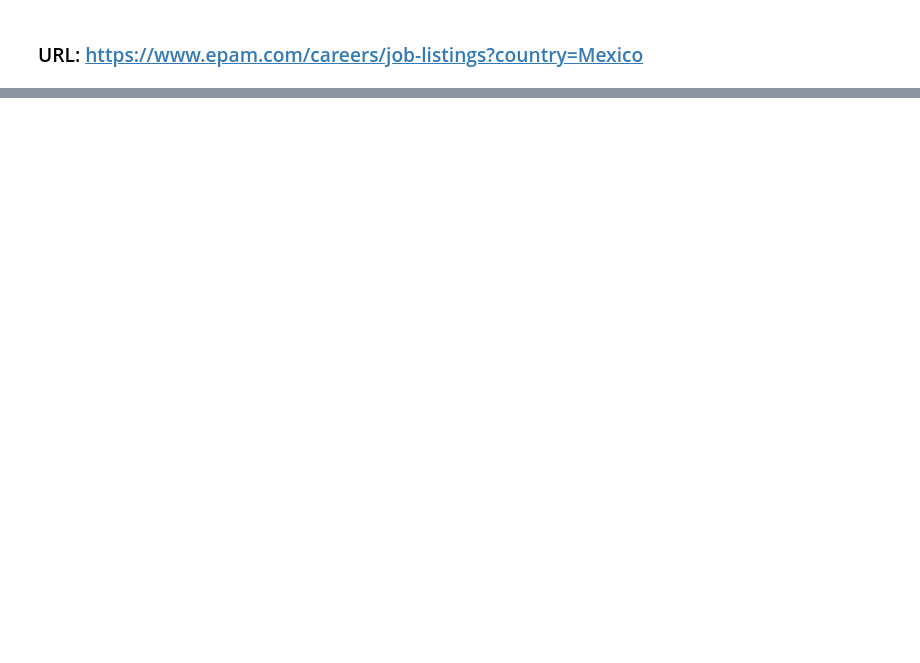
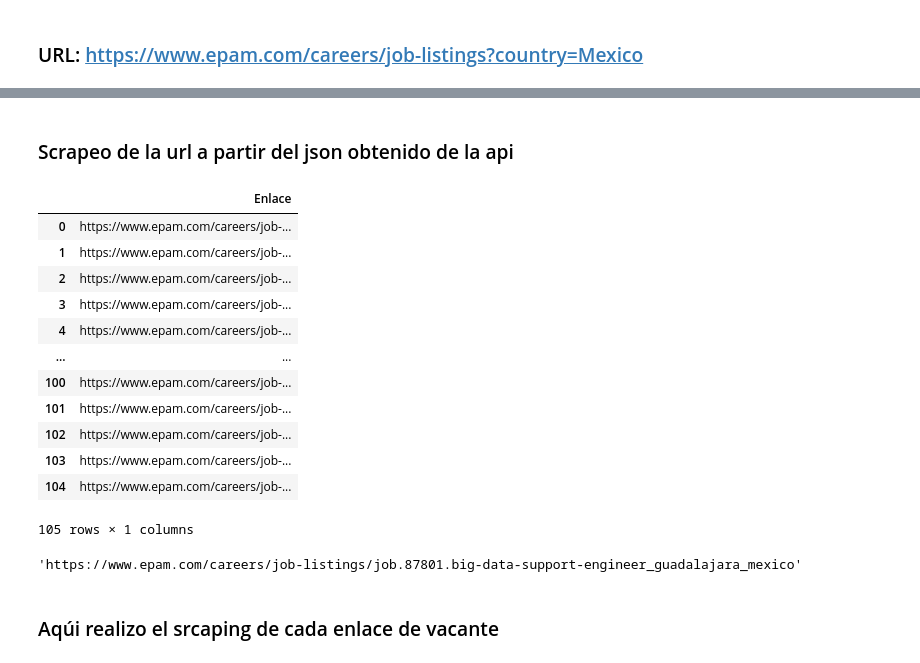
Before and after one commit to JimeFioni/Practica-Data-Engineer, a Jupyter notebook: 01 - MODELO REFERENCIA/Scraping Google/Scraping_Epam.ipynb, the cells around one changed output, grey strips where cells are left out. Saved outputs shown, nothing was run; the diff lists cells and outputs as text; code cells hidden in the pictures; blank space fills up the shorter version.

```diff
--- a/01 - MODELO REFERENCIA/Scraping Google/Scraping_Epam.ipynb
+++ b/01 - MODELO REFERENCIA/Scraping Google/Scraping_Epam.ipynb
@@ -152,3 +183,54 @@ if contenido_por_titulo:
         for elemento in elementos:
             print(f"- {elemento}")
         print()
+# %% [markdown]
+### Scrapeo de la url a partir del json obtenido de la api
+# %%
+url_api= "https://www.epam.com/services/vacancy/search?locale=en&limit=200&recruitingUrl=%2Fcontent%2Fepam%2Fen%2Fcareers%2Fjob-listings%2Fjob&query=&country=Mexico&sort=relevance&offset=0&searchType=placeOfWorkFilter&_=1709566523032"
+
+url="https://www.epam.com/careers/job-listings?country=Mexico"
+# %%
+def obtener_enlaces_vacantes(url):
+    # Realizar la solicitud GET a la API y obtener la respuesta JSON
+    response = requests.get(url)
+    data = response.json()
+
+    # Verificar si la solicitud fue exitosa y si se obtuvieron datos
+    if response.status_code == 200 and data:
+        # Extraer los enlaces de las vacantes de empleo del JSON
+        vacancy_links = [item["url"] for item in data["result"]]
+
+        # Crear un DataFrame a partir de los enlaces obtenidos
+        df = pd.DataFrame({"Enlace": vacancy_links})
+        return df
+    else:
+        print("No se pudo acceder a la API de vacantes de empleo o no se obtuvieron datos")
+        return None
+
+# URL de la API que devuelve los datos JSON de las vacantes de empleo
+url_api = "https://www.epam.com/services/vacancy/search?locale=en&limit=200&recruitingUrl=%2Fcontent%2Fepam%2Fen%2Fcareers%2Fjob-listings%2Fjob&query=&country=Mexico&sort=relevance&offset=0&searchType=placeOfWorkFilter&_=1709566523032"
+
+# Llamar a la función para obtener los enlaces de las vacantes de empleo
+df_enlaces_vacantes = obtener_enlaces_vacantes(url_api)
+# %%
+df_enlaces_vacantes
+# %% [output]
+|  | Enlace |
+| 0 | https://www.epam.com/careers/job-... |
+| 1 | https://www.epam.com/careers/job-... |
+| 2 | https://www.epam.com/careers/job-... |
+| 3 | https://www.epam.com/careers/job-... |
+| 4 | https://www.epam.com/careers/job-... |
+| ... | ... |
+| 100 | https://www.epam.com/careers/job-... |
+| 101 | https://www.epam.com/careers/job-... |
+| 102 | https://www.epam.com/careers/job-... |
+| 103 | https://www.epam.com/careers/job-... |
+| 104 | https://www.epam.com/careers/job-... |
+105 rows × 1 columns
+# %%
+df_enlaces_vacantes["Enlace"][1]
+# %% [output]
+'https://www.epam.com/careers/job-listings/job.87801.big-data-support-engineer_guadalajara_mexico'
+# %% [markdown]
+### Aqúi realizo el srcaping de cada enlace de vacante
```
Also changed, not shown: parts of 7 cells of this notebook, 5 other files.
